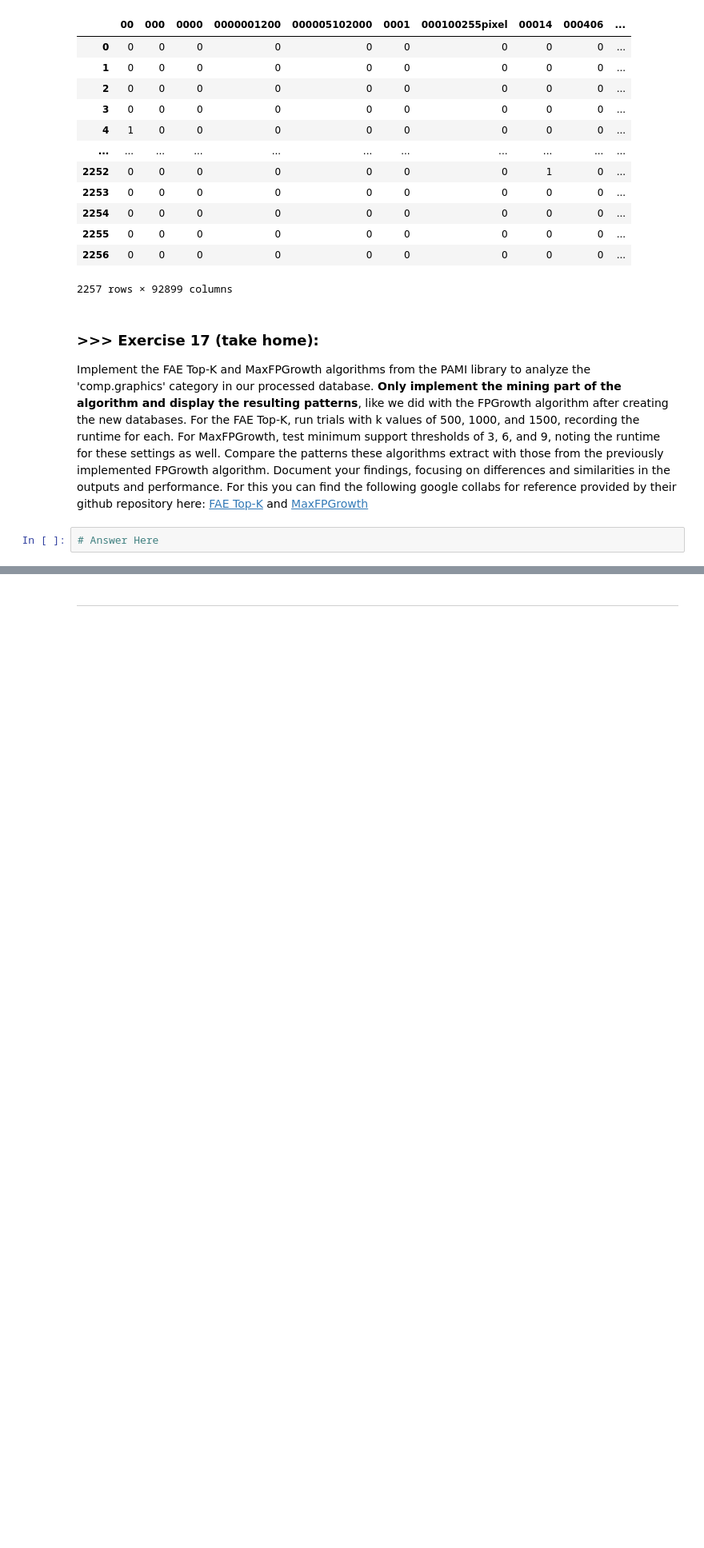
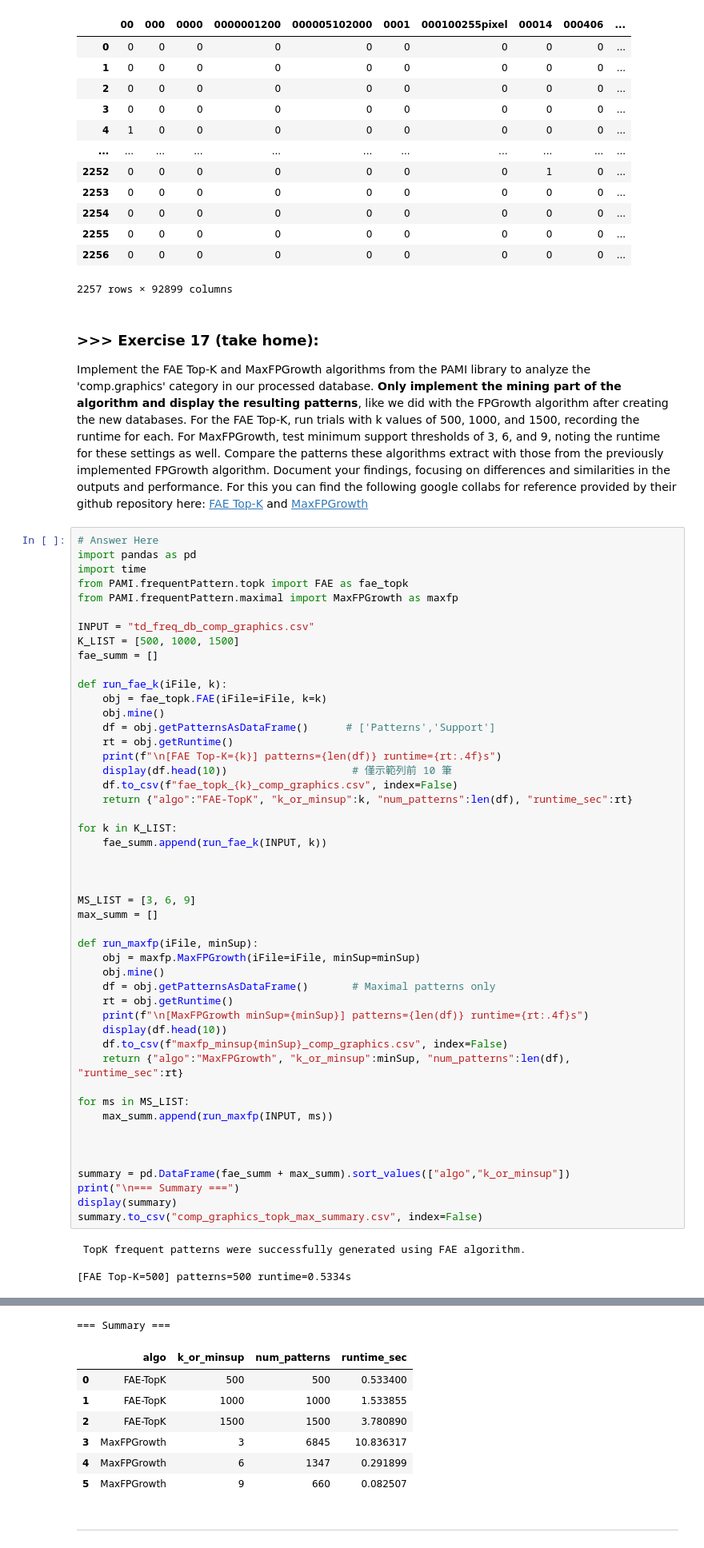
Before and after one commit to Linszuchi047/DM2025-Lab1-Exercise, a Jupyter notebook: DM2025-Lab1-Master.ipynb, the cells around one changed output, grey strips where cells are left out. Shown at 80% size. Saved outputs shown, nothing was run; the diff lists cells and outputs as text; blank space fills up the shorter version.

```diff
--- a/DM2025-Lab1-Master.ipynb
+++ b/DM2025-Lab1-Master.ipynb
@@ -1914,5 +1945,55 @@ augmented_df
 # %% [markdown]
 ### >>> **Exercise 17 (take home):**
 Implement the FAE Top-K and MaxFPGrowth algorithms from the PAMI library to analyze the 'comp.graphics' category in our processed database. **Only implement the mining part of the algorithm and display the resulting patterns**, like we did with the FPGrowth algorithm after creating the new databases. For the FAE Top-K, run trials with k values of 500, 1000, and 1500, recording the runtime for each. For MaxFPGrowth, test minimum support thresholds of 3, 6, and 9, noting the runtime for these settings as well. Compare the patterns these algorithms extract with those from the previously implemented FPGrowth algorithm. Document your findings, focusing on differences and similarities in the outputs and performance. For this you can find the following google collabs for reference provided by their github repository here: [FAE Top-K](https://colab.research.google.com/github/UdayLab/PAMI/blob/main/notebooks/frequentPattern/topk/FAE.ipynb) and [MaxFPGrowth](https://colab.research.google.com/github/UdayLab/PAMI/blob/main/notebooks/frequentPattern/maximal/MaxFPGrowth.ipynb)
-# %%
-# Answer Here
+# %%
+# Answer Here
+import pandas as pd
+import time
+from PAMI.frequentPattern.topk import FAE as fae_topk
+from PAMI.frequentPattern.maximal import MaxFPGrowth as maxfp
+
+INPUT = "td_freq_db_comp_graphics.csv"
+K_LIST = [500, 1000, 1500]
+fae_summ = []
+
+def run_fae_k(iFile, k):
+    obj = fae_topk.FAE(iFile=iFile, k=k)
+    obj.mine()
+    df = obj.getPatternsAsDataFrame()      # ['Patterns','Support']
+    rt = obj.getRuntime()
+    print(f"\n[FAE Top-K={k}] patterns={len(df)} runtime={rt:.4f}s")
+    display(df.head(10))                    # 僅示範列前 10 筆
+    df.to_csv(f"fae_topk_{k}_comp_graphics.csv", index=False)
+    return {"algo":"FAE-TopK", "k_or_minsup":k, "num_patterns":len(df), "runtime_sec":rt}
+
+for k in K_LIST:
+    fae_summ.append(run_fae_k(INPUT, k))
+
+
+
+MS_LIST = [3, 6, 9]
+max_summ = []
+
+def run_maxfp(iFile, minSup):
+    obj = maxfp.MaxFPGrowth(iFile=iFile, minSup=minSup)
+    obj.mine()
+    df = obj.getPatternsAsDataFrame()       # Maximal patterns only
+    rt = obj.getRuntime()
+    print(f"\n[MaxFPGrowth minSup={minSup}] patterns={len(df)} runtime={rt:.4f}s")
+    display(df.head(10))
+    df.to_csv(f"maxfp_minsup{minSup}_comp_graphics.csv", index=False)
+    return {"algo":"MaxFPGrowth", "k_or_minsup":minSup, "num_patterns":len(df), "runtime_sec":rt}
+
+for ms in MS_LIST:
+    max_summ.append(run_maxfp(INPUT, ms))
+
+
+
+summary = pd.DataFrame(fae_summ + max_summ).sort_values(["algo","k_or_minsup"])
+print("\n=== Summary ===")
+display(summary)
+summary.to_csv("comp_graphics_topk_max_summary.csv", index=False)
+# %% [output]
+ TopK frequent patterns were successfully generated using FAE algorithm.
+
+[FAE Top-K=500] patterns=500 runtime=0.5334s
@@ -1919,3 +2081,11 @@ Implement the FAE Top-K and MaxFPGrowth algorithms from the PAMI library to anal
+=== Summary ===
+|  | algo | k_or_minsup | num_patterns | runtime_sec |
+| 0 | FAE-TopK | 500 | 500 | 0.533400 |
+| 1 | FAE-TopK | 1000 | 1000 | 1.533855 |
+| 2 | FAE-TopK | 1500 | 1500 | 3.780890 |
+| 3 | MaxFPGrowth | 3 | 6845 | 10.836317 |
+| 4 | MaxFPGrowth | 6 | 1347 | 0.291899 |
+| 5 | MaxFPGrowth | 9 | 660 | 0.082507 |
 # %% [markdown]
 ---
 # %% [markdown]
```
Also changed, not shown: parts of 19 cells of this notebook, 3 other files.
